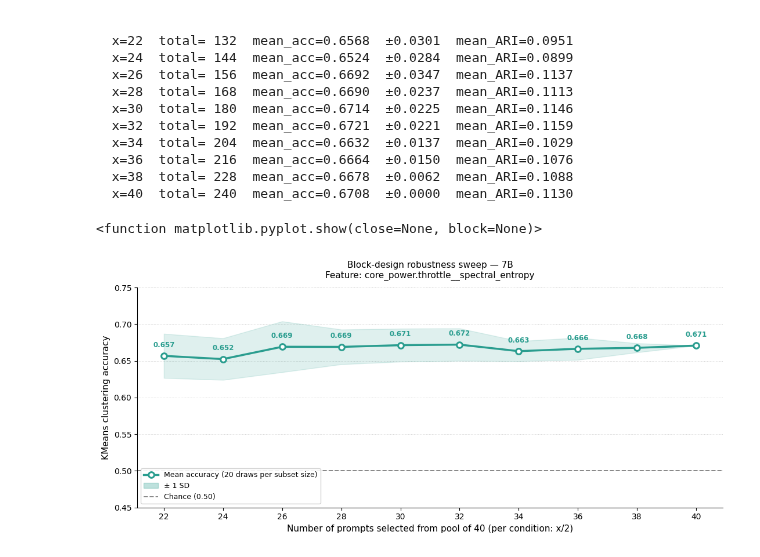
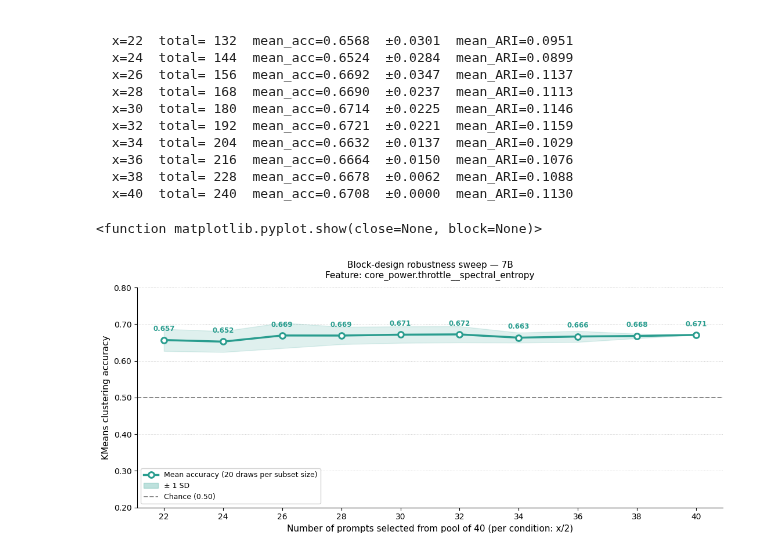
Before and after one commit to salviromain/mccviahat, a Jupyter notebook: analysis/methodology/70b_blocks_analysis.ipynb, the cells around one changed output. Saved outputs shown, nothing was run; the diff lists cells and outputs as text; code cells hidden in the pictures.

```diff
--- a/analysis/methodology/70b_blocks_analysis.ipynb
+++ b/analysis/methodology/70b_blocks_analysis.ipynb
@@ -498,32 +498,32 @@ for xi, mi in zip(xs, mean):
                 textcoords='offset points', xytext=(0, 11),
                 ha='center', fontsize=8.5, color=COLOR, fontweight='bold')
 
 # Axes
 ax.set_xlabel('Number of prompts selected from pool of 40 (per condition: x/2)', fontsize=11)
 ax.set_ylabel('KMeans clustering accuracy', fontsize=11)
 ax.set_xticks(xs)
 ax.set_xticklabels([str(xi) for xi in xs], fontsize=10)
-ax.set_ylim(0.45, 0.75)
+ax.set_ylim(0.2, 0.8)
 ax.tick_params(axis='y', labelsize=10)
 ax.yaxis.set_major_formatter(plt.FuncFormatter(lambda v, _: f'{v:.2f}'))
 
 # Grid
 ax.yaxis.grid(True, linestyle=':', linewidth=0.7, color='#cccccc', zorder=0)
 ax.set_axisbelow(True)
 
 # Title
 ax.set_title(
     f'Block-design robustness sweep — 7B\n'
     f'Feature: {BEST_FEATURE}',
     fontsize=11, pad=12
 )
 
 ax.legend(handles=[ax.lines[0], band_patch, ax.lines[1]],
           fontsize=9, framealpha=0.9, loc='lower left')
 ax.spines[['top', 'right']].set_visible(False)
 
 plt.tight_layout()
 plt.show
 # %% [output]
 <function matplotlib.pyplot.show(close=None, block=None)>
-[figure, old version]
+[figure, new version]
```
Also changed, not shown: 2 other files.
